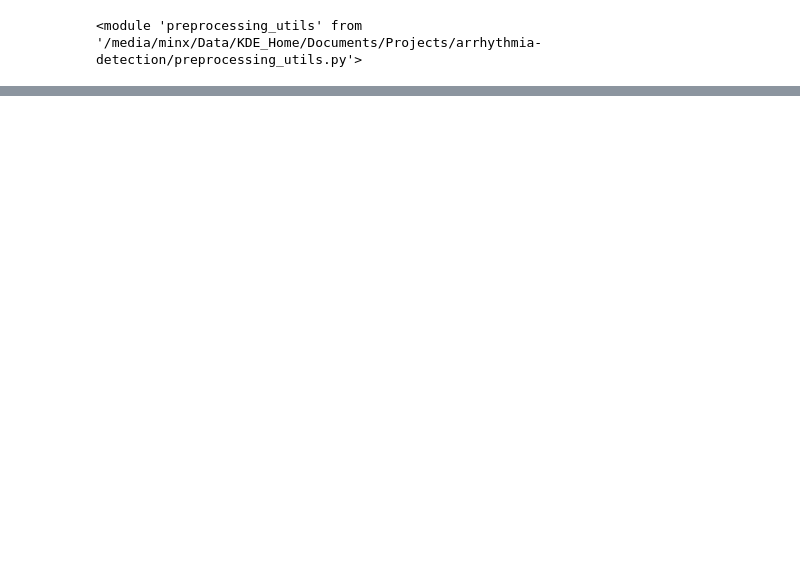
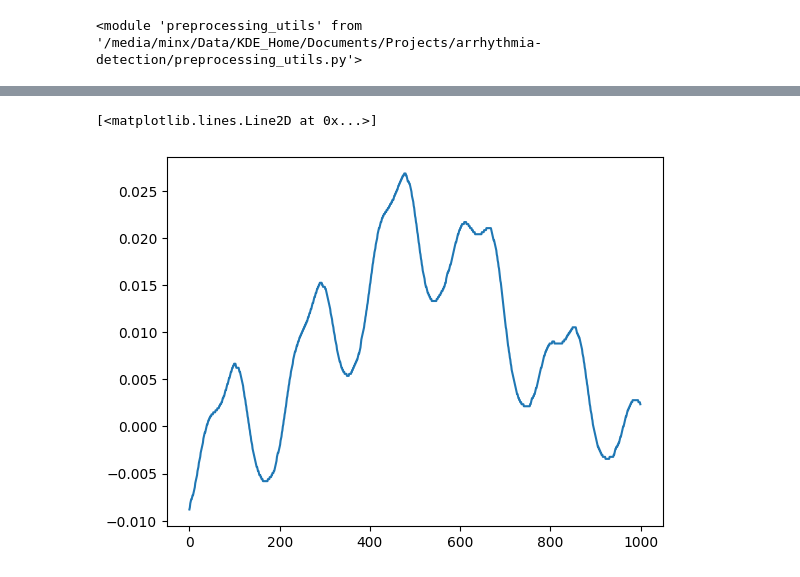
Before and after one commit to pap1rana/arrhythmia-detection, a Jupyter notebook: preprocessing_test.ipynb, the cells around one changed output, grey strips where cells are left out. Drawn from its saved outputs; the diff is of its cells as text; code cells hidden in the pictures; blank space fills up the shorter version.

```diff
--- a/preprocessing_test.ipynb
+++ b/preprocessing_test.ipynb
@@ -52,0 +88,5 @@ wfdb.plot_wfdb(tested_record)
+# %%
+plt.plot(tested_record.p_signal[:, 0])
+# %% [output]
+[<matplotlib.lines.Line2D at 0x...>]
+[figure, added]
```
Also changed, not shown: parts of 10 cells of this notebook, 3 other files.
